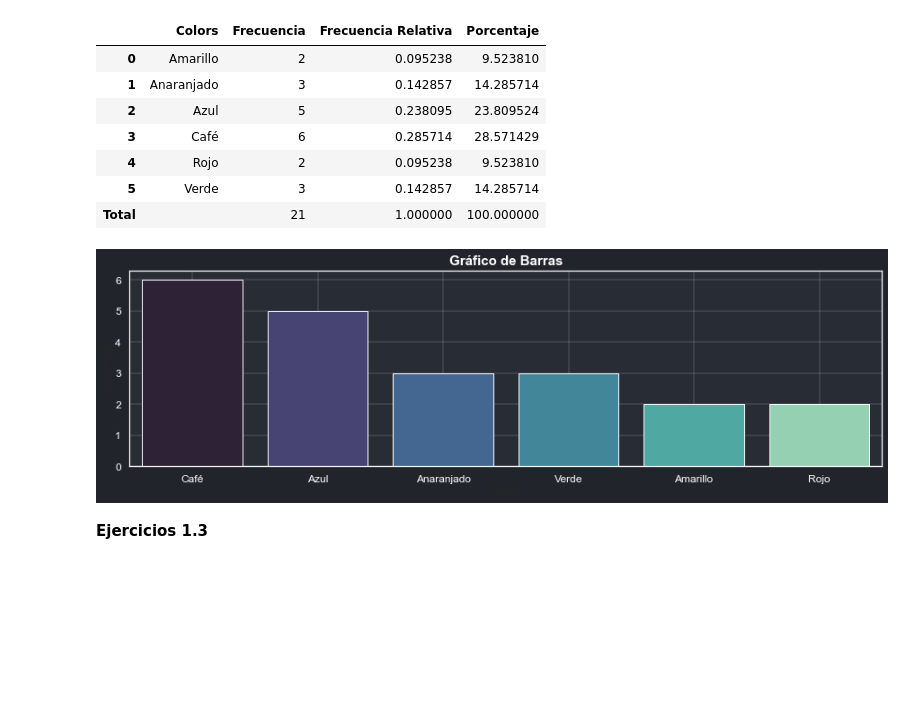
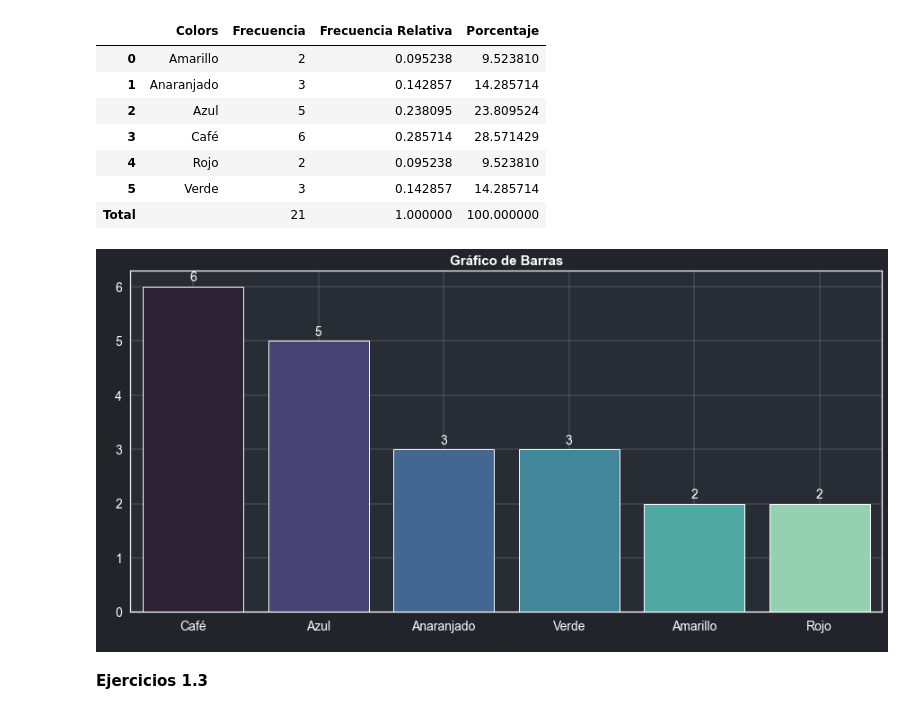
Before and after one commit to JuanFeA98/Estadistica_Probabilidad, a Jupyter notebook: Probabilidad_y_Estadistica/1. Descripcion de datos por medio de graficas.ipynb, the cells around one changed output. Saved outputs shown, nothing was run; the diff lists cells and outputs as text; code cells hidden in the pictures; blank space fills up the shorter version.

```diff
--- a/Probabilidad_y_Estadistica/1. Descripcion de datos por medio de graficas.ipynb
+++ b/Probabilidad_y_Estadistica/1. Descripcion de datos por medio de graficas.ipynb
@@ -151,31 +153,33 @@ df
 | 5 | Verde | 3 | 0.142857 | 14.285714 |
 | Total |  | 21 | 1.000000 | 100.000000 |
 # %%
-plt.figure(figsize=(15,4))
+plt.figure(figsize=(15,7))
 plt.title(
     'Gráfico de Barras',
     fontdict={
         'fontweight':'bold',
         'fontsize': 15,
         'color': 'white'
     }
 )
-sns.barplot(
+ax = sns.barplot(
     data=df.iloc[:6].sort_values('Frecuencia', ascending=False),
     x='Colors',
     y='Frecuencia',
     palette='mako',
 #     color='b',
 )
 
-plt.xticks(color='white', size=12)
-plt.yticks(color='white', size=12)
+ax.bar_label(ax.containers[0], color='w', fontsize=14, padding=3)
+
+plt.xticks(color='white', size=14)
+plt.yticks(color='white', size=14)
 
 plt.grid(linewidth=0.2)
 
 plt.show()
 # %% [output]
-[figure, old version]
+[figure, new version]
 # %% [markdown]
 **Ejercicios 1.3**
 # %% [markdown]
```
Also changed, not shown: parts of 19 cells of this notebook.
